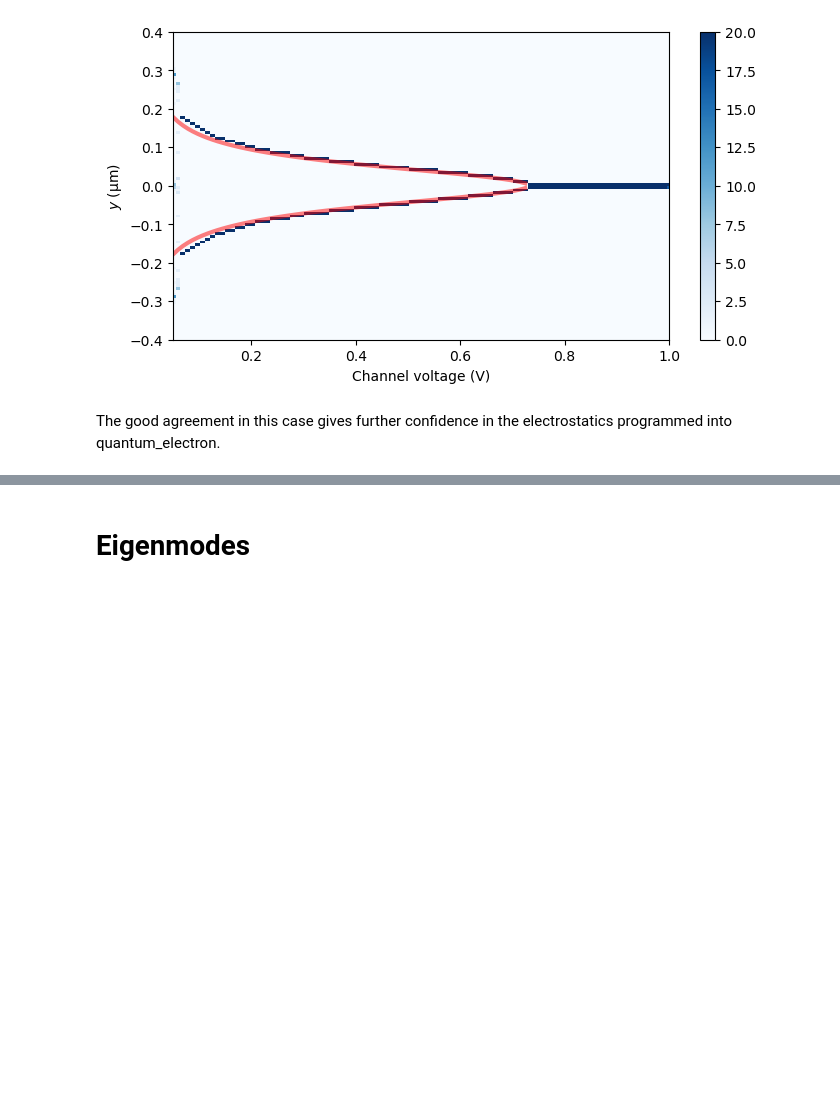
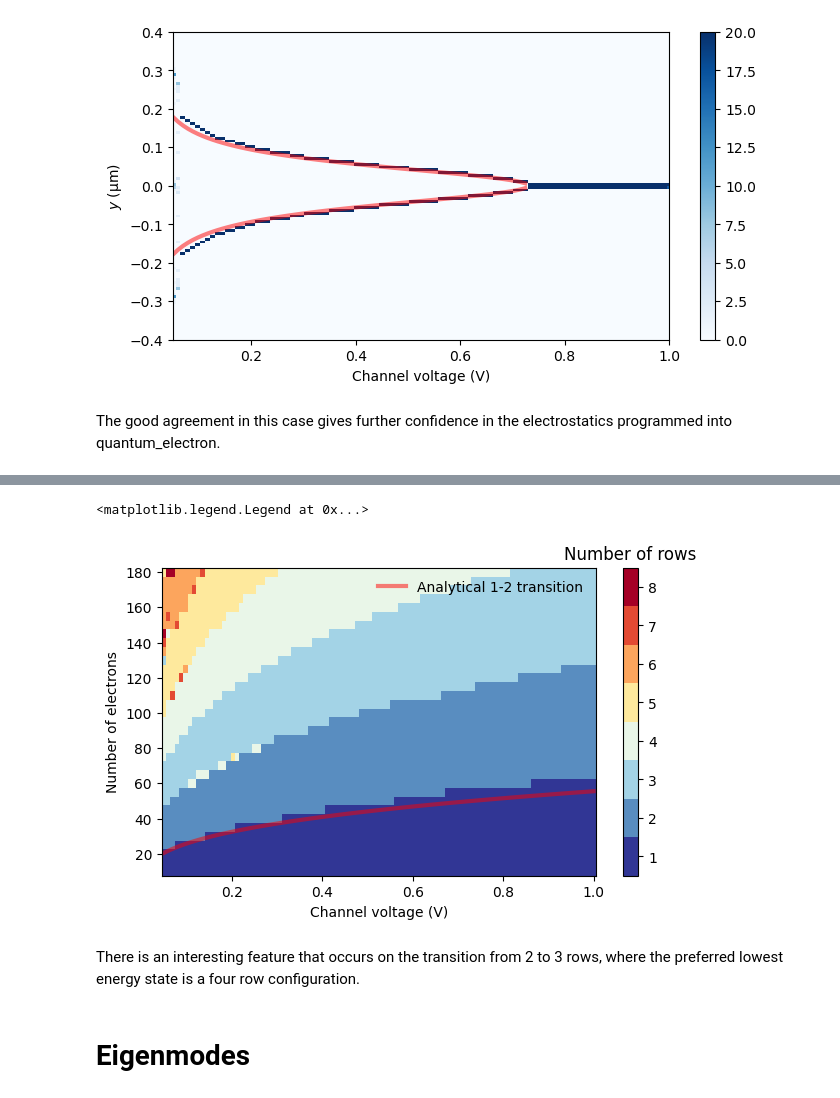
Before and after one commit to gkoolstra/quantum_electron, a Jupyter notebook: examples/02_periodic_boundaries.ipynb, the cells around one changed output, grey strips where cells are left out. Drawn from its saved outputs; the diff is of its cells as text; code cells hidden in the pictures; blank space fills up the shorter version.

```diff
--- a/examples/02_periodic_boundaries.ipynb
+++ b/examples/02_periodic_boundaries.ipynb
@@ -207,3 +298,31 @@ The good agreement in this case gives further confidence in the electrostatics p
+# %%
+n_rows = np.zeros(electron_histogram.shape[:2])
+
+for n_idx, n_e in enumerate(n_electrons):
+    for v_idx in range(len(ch_voltages)):
+        peaks, _ = find_peaks(electron_histogram[n_idx, v_idx], distance=10, height=3)
+        n_rows[n_idx, v_idx] = len(peaks)
+
+cmap = plt.cm.get_cmap('RdYlBu_r', np.max(n_rows) - np.min(n_rows) + 1)
+
+plt.figure(figsize=(7, 4.))
+plt.pcolormesh(ch_voltages, n_electrons, n_rows, cmap=cmap, vmin=np.min(n_rows) - 0.5, vmax=np.max(n_rows) + 0.5)
+cbar = plt.colorbar()
+cbar.ax.set_title("Number of rows")
+plt.xlabel("Channel voltage (V)")
+plt.ylabel("Number of electrons")
+
+gamma = 2.08
+a1 = ch_voltages / micron ** 2
+n_12 = (4 * np.pi * eps0 * a1 / (gamma * qe)) ** (1/3) * 8e-6
+
+plt.plot(ch_voltages, n_12, color='r', alpha=.5, lw=3, label="Analytical 1-2 transition")
+plt.legend(loc=0, frameon=False)
+# %% [output]
+<matplotlib.legend.Legend at 0x...>
+[figure, added]
+# %% [markdown]
+There is an interesting feature that occurs on the transition from 2 to 3 rows, where the preferred lowest energy state is a four row configuration.
 # %% [markdown]
 # Eigenmodes
 # %% [markdown]
```
Also changed, not shown: parts of 10 cells of this notebook, 5 other files.
